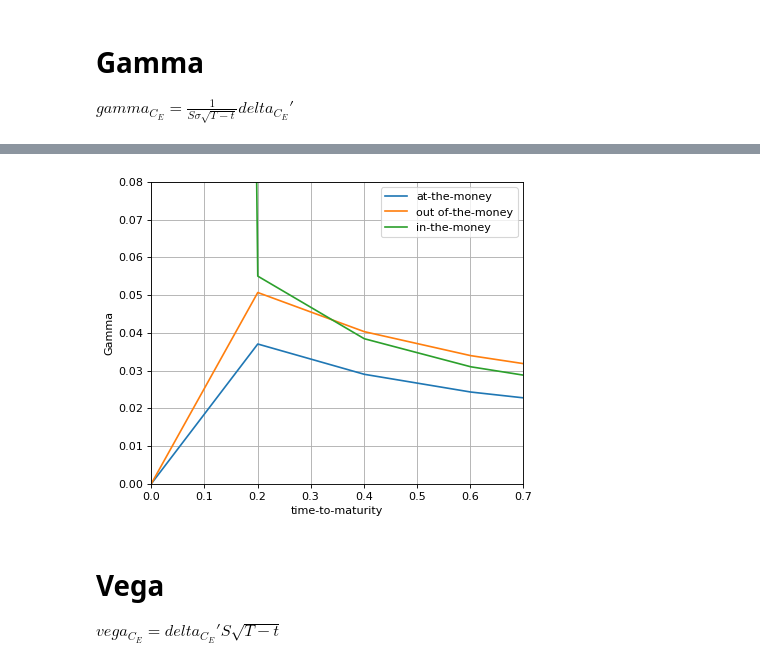
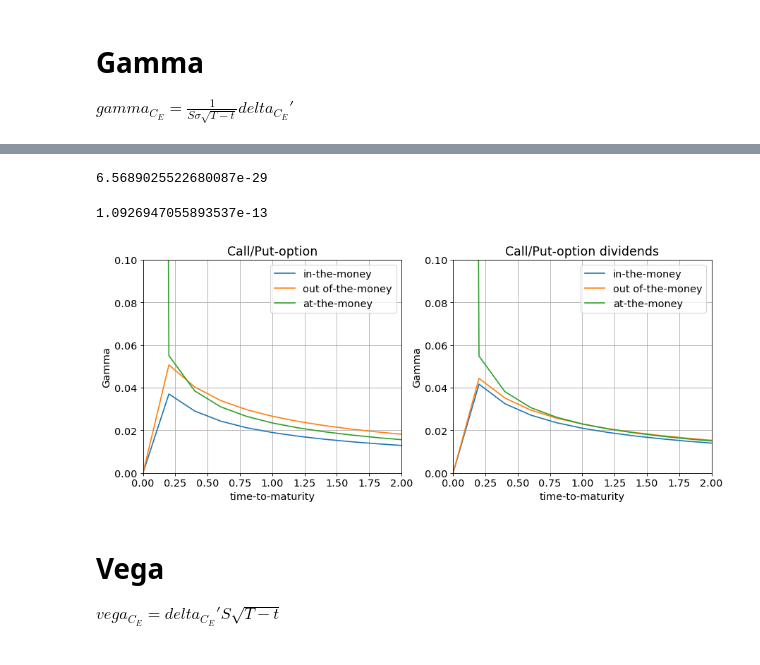
Before and after one commit to IPostevoi/Finance, a Jupyter notebook: Greeks.ipynb, the cells around one changed output, grey strips where cells are left out. Drawn from its saved outputs; the diff is of its cells as text; code cells hidden in the pictures.

```diff
--- a/Greeks.ipynb
+++ b/Greeks.ipynb
@@ -4,9 +4,22 @@ import scipy
 import numpy as np
 from numpy.fft import fft
 from scipy.integrate import quad
+import scipy.optimize
 from scipy import stats
 import matplotlib.pyplot as plt
 import matplotlib as mpl
+
+import pandas as pd
+# pd.set_option('display.mpl_style', 'default')
+# plt.style.use('ggplot')
+
+%matplotlib inline
+
+from mpl_toolkits.mplot3d import axes3d
+from matplotlib import cm
+
+mpl.rcParams.update({'font.size': 13})
+
 from scipy.stats import norm
 # %% [markdown]
 # Model Parametrs
@@ -15,6 +28,7 @@ S0 = 0.00001
 S1 = 200.
 K = 80.
 r = 0.05
+q = 0.08
 T = 1.
 sigma = 0.2
 # %%
@@ -79,6 +215,7 @@ plt.show()
 # %%
 K = 80.
 r = 0.05
+q = 0.04
 T = 1.
 sigma = 0.2
 # %%
@@ -126,5 +323,7 @@ $gamma_{C_{E}} = \frac{1}{S\sigma\sqrt{T-t}} delta_{C_{E}}'$
 def Gamma_call(S, T):
     return f(d1(S, T)) / (S * sigma * np.sqrt(T))
 
-def Gamma_put(S, T):
-    return f(d1(S, T)) / (S * sigma * np.sqrt(T))
+
+
+def Gamma_call_div(S, T):
+    return np.e**(- q * T) * f(d1_div(S, T)) / (S * sigma * np.sqrt(T))
@@ -145,17 +379,39 @@ plt.show()
+# %%
+f(d1(10, 0.8))
+# %% [output]
+6.5689025522680087e-29
+# %%
+Gamma_call(20, 0.8)
+# %% [output]
+1.0926947055893537e-13
 # %%
-fig=plt.figure(figsize=(6, 5), dpi= 80, facecolor='w', edgecolor='k')
+fig=plt.figure(figsize=(13, 5), dpi= 80, facecolor='w', edgecolor='k')
 
+plt.subplot(121)
 plt.plot(ttm, Gamma_call(85, ttm))
 plt.plot(ttm, Gamma_call(75, ttm))
 plt.plot(ttm, Gamma_call(80, ttm))
-plt.legend(['at-the-money', 'out of-the-money', 'in-the-money'])
-plt.axis([0, 0.7, 0, 0.08])
+plt.legend(['in-the-money', 'out of-the-money', 'at-the-money'])
+plt.axis([0, 2, 0, 0.1])
+plt.title('Call/Put-option')
 plt.xlabel('time-to-maturity')
 plt.ylabel('Gamma')
 plt.grid(True)
+
+plt.subplot(122)
+plt.plot(ttm, Gamma_call_div(85, ttm))
+plt.plot(ttm, Gamma_call_div(75, ttm))
+plt.plot(ttm, Gamma_call_div(80, ttm))
+plt.legend(['in-the-money', 'out of-the-money', 'at-the-money'])
+plt.axis([0, 2, 0, 0.1])
+plt.title('Call/Put-option dividends')
+plt.xlabel('time-to-maturity')
+plt.ylabel('Gamma')
+plt.grid(True)
+
 plt.show()
 # %% [output]
-[figure, old version]
+[figure, new version]
 # %% [markdown]
 # Vega
 
```
Also changed, not shown: parts of 51 cells of this notebook.
